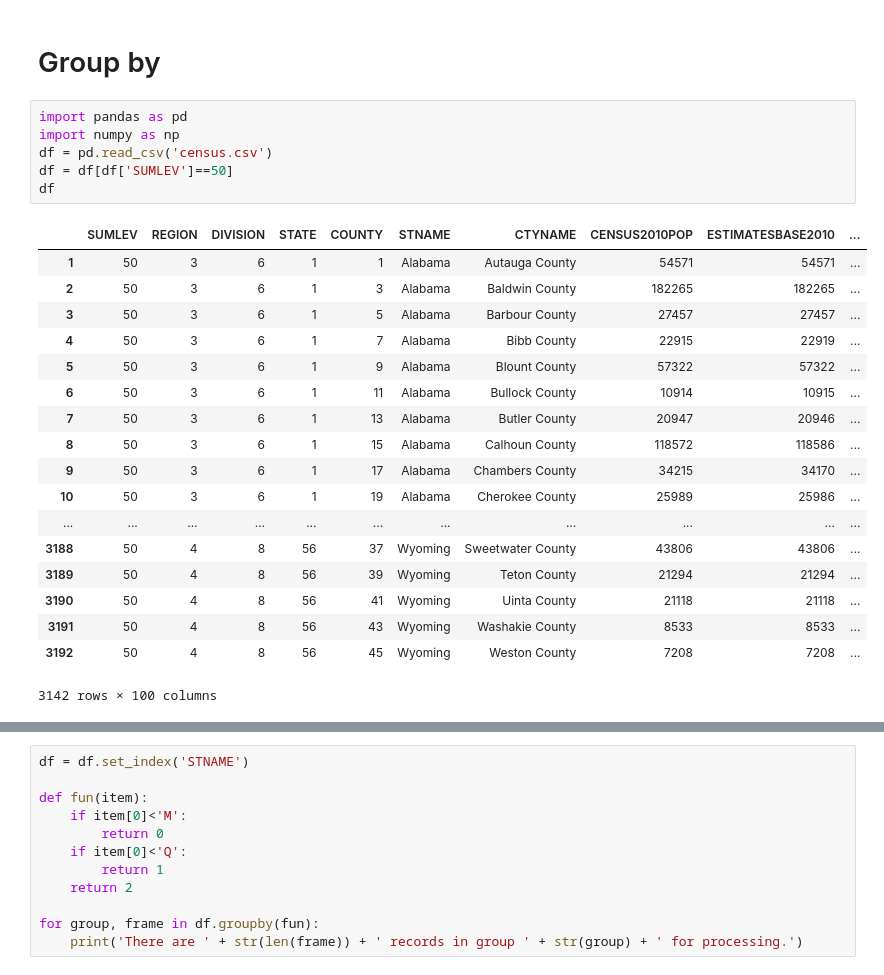
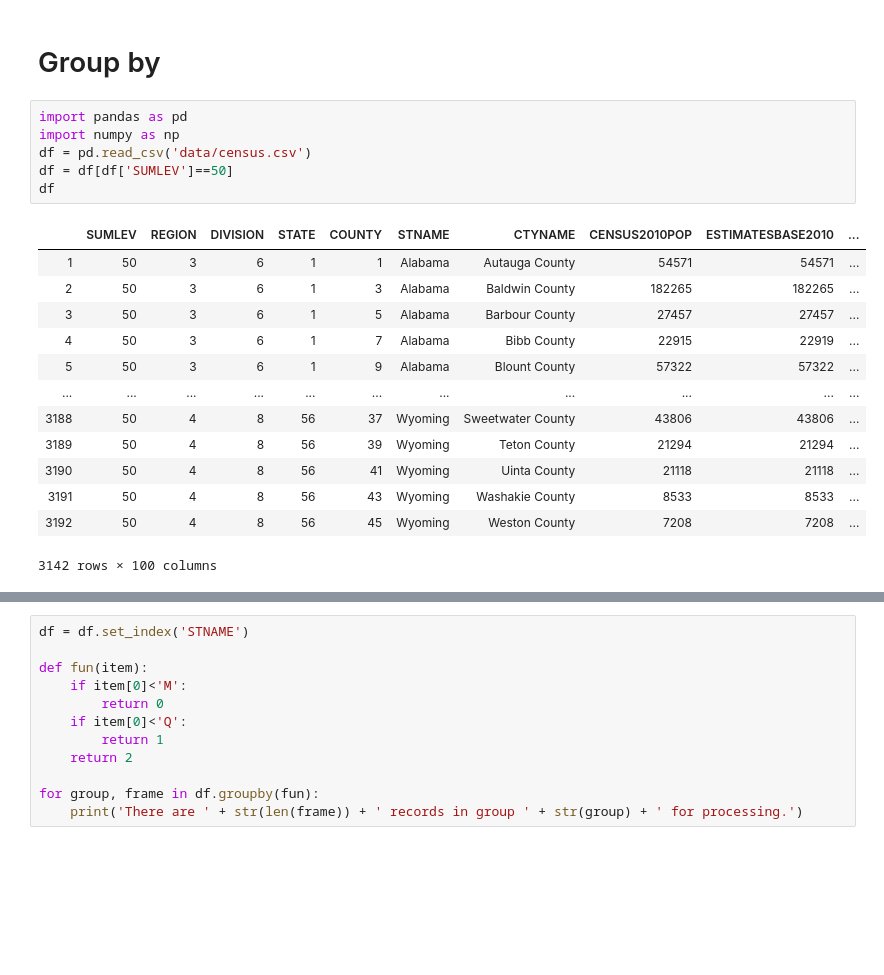
Before and after one commit to HamdyTawfeek/Applied-Data-Science-with-Python, a Jupyter notebook: 1. Introduction to Data Science in Python/Week3_Advanced_Pandas.ipynb, the cells around one changed output, grey strips where cells are left out. Cells and saved outputs as stored; diff of their text form; blank space fills up the shorter version.

```diff
--- a/1. Introduction to Data Science in Python/Week3_Advanced_Pandas.ipynb
+++ b/1. Introduction to Data Science in Python/Week3_Advanced_Pandas.ipynb
@@ -390,21 +375,16 @@ dtype: float64
 # %%
 import pandas as pd
 import numpy as np
-df = pd.read_csv('census.csv')
+df = pd.read_csv('data/census.csv')
 df = df[df['SUMLEV']==50]
 df
 # %% [output]
 |  | SUMLEV | REGION | DIVISION | STATE | COUNTY | STNAME | CTYNAME | CENSUS2010POP | ESTIMATESBASE2010 | ... |
 | 1 | 50 | 3 | 6 | 1 | 1 | Alabama | Autauga County | 54571 | 54571 | ... |
 | 2 | 50 | 3 | 6 | 1 | 3 | Alabama | Baldwin County | 182265 | 182265 | ... |
 | 3 | 50 | 3 | 6 | 1 | 5 | Alabama | Barbour County | 27457 | 27457 | ... |
 | 4 | 50 | 3 | 6 | 1 | 7 | Alabama | Bibb County | 22915 | 22919 | ... |
 | 5 | 50 | 3 | 6 | 1 | 9 | Alabama | Blount County | 57322 | 57322 | ... |
-| 6 | 50 | 3 | 6 | 1 | 11 | Alabama | Bullock County | 10914 | 10915 | ... |
-| 7 | 50 | 3 | 6 | 1 | 13 | Alabama | Butler County | 20947 | 20946 | ... |
-| 8 | 50 | 3 | 6 | 1 | 15 | Alabama | Calhoun County | 118572 | 118586 | ... |
-| 9 | 50 | 3 | 6 | 1 | 17 | Alabama | Chambers County | 34215 | 34170 | ... |
-| 10 | 50 | 3 | 6 | 1 | 19 | Alabama | Cherokee County | 25989 | 25986 | ... |
 | ... | ... | ... | ... | ... | ... | ... | ... | ... | ... | ... |
 | 3188 | 50 | 4 | 8 | 56 | 37 | Wyoming | Sweetwater County | 43806 | 43806 | ... |
 | 3189 | 50 | 4 | 8 | 56 | 39 | Wyoming | Teton County | 21294 | 21294 | ... |
```
Also changed, not shown: parts of 45 cells of this notebook, 5 other files.
